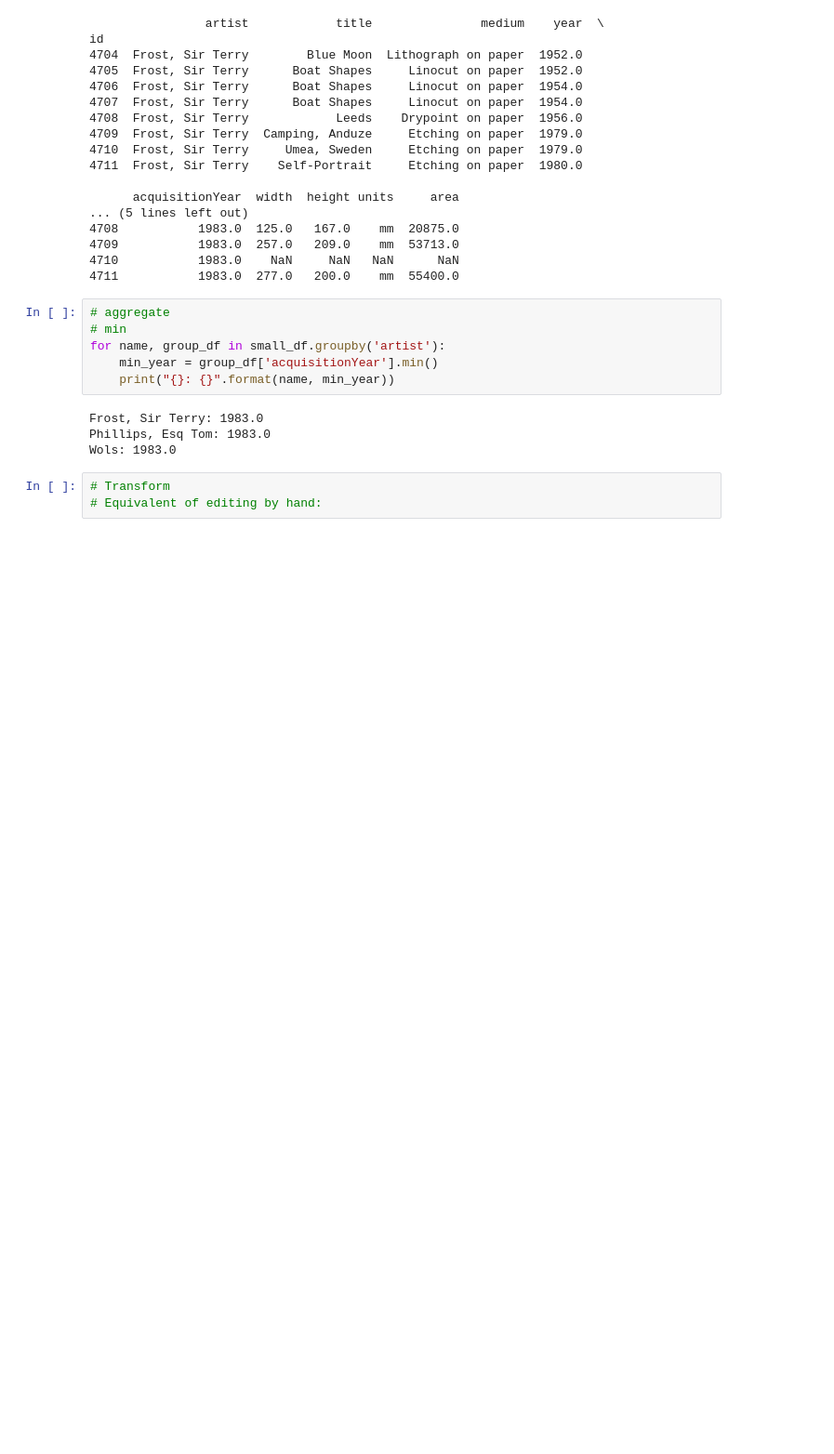
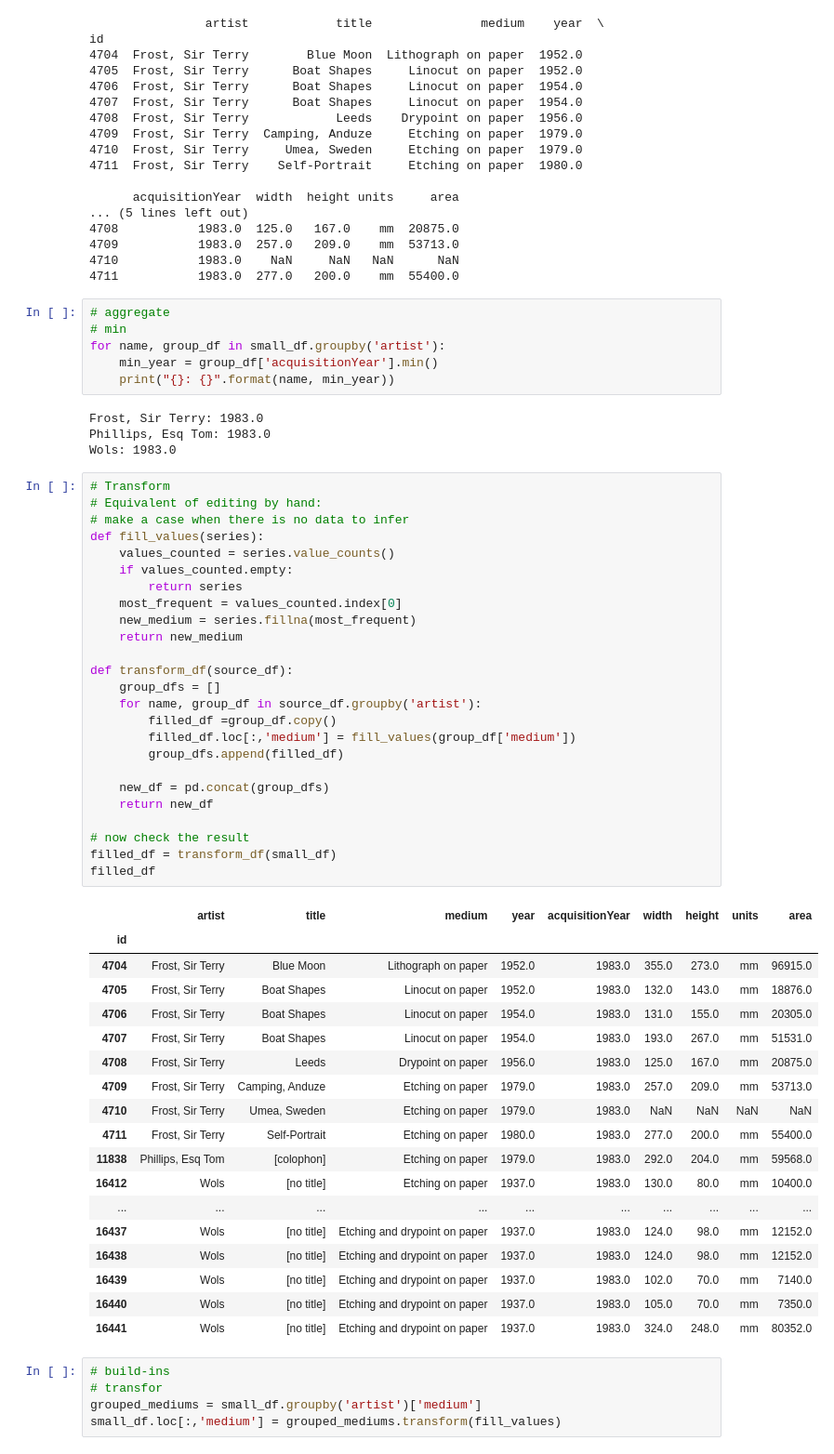
Before and after one commit to wuamy/notebook, a Jupyter notebook: Pandas.ipynb, the cells around one changed output. Shown: that part at 93% size. Drawn from its saved outputs; the diff is of its cells as text; blank space fills up the shorter version.

```diff
--- a/Pandas.ipynb
+++ b/Pandas.ipynb
@@ -319,3 +319,49 @@ Wols: 1983.0
 # %%
 # Transform
 # Equivalent of editing by hand:
+# make a case when there is no data to infer
+def fill_values(series):
+    values_counted = series.value_counts()
+    if values_counted.empty:
+        return series
+    most_frequent = values_counted.index[0]
+    new_medium = series.fillna(most_frequent)
+    return new_medium
+
+def transform_df(source_df):
+    group_dfs = []
+    for name, group_df in source_df.groupby('artist'):
+        filled_df =group_df.copy()
+        filled_df.loc[:,'medium'] = fill_values(group_df['medium'])
+        group_dfs.append(filled_df)
+
+    new_df = pd.concat(group_dfs)
+    return new_df
+
+# now check the result
+filled_df = transform_df(small_df)
+filled_df
+# %% [output]
+|  | artist | title | medium | year | acquisitionYear | width | height | units | area |
+| id |  |  |  |  |  |  |  |  |  |
+| 4704 | Frost, Sir Terry | Blue Moon | Lithograph on paper | 1952.0 | 1983.0 | 355.0 | 273.0 | mm | 96915.0 |
+| 4705 | Frost, Sir Terry | Boat Shapes | Linocut on paper | 1952.0 | 1983.0 | 132.0 | 143.0 | mm | 18876.0 |
+| 4706 | Frost, Sir Terry | Boat Shapes | Linocut on paper | 1954.0 | 1983.0 | 131.0 | 155.0 | mm | 20305.0 |
+| 4707 | Frost, Sir Terry | Boat Shapes | Linocut on paper | 1954.0 | 1983.0 | 193.0 | 267.0 | mm | 51531.0 |
+| 4708 | Frost, Sir Terry | Leeds | Drypoint on paper | 1956.0 | 1983.0 | 125.0 | 167.0 | mm | 20875.0 |
+| 4709 | Frost, Sir Terry | Camping, Anduze | Etching on paper | 1979.0 | 1983.0 | 257.0 | 209.0 | mm | 53713.0 |
+| 4710 | Frost, Sir Terry | Umea, Sweden | Etching on paper | 1979.0 | 1983.0 | NaN | NaN | NaN | NaN |
+| 4711 | Frost, Sir Terry | Self-Portrait | Etching on paper | 1980.0 | 1983.0 | 277.0 | 200.0 | mm | 55400.0 |
+| 11838 | Phillips, Esq Tom | [colophon] | Etching on paper | 1979.0 | 1983.0 | 292.0 | 204.0 | mm | 59568.0 |
+| 16412 | Wols | [no title] | Etching on paper | 1937.0 | 1983.0 | 130.0 | 80.0 | mm | 10400.0 |
+| ... | ... | ... | ... | ... | ... | ... | ... | ... | ... |
+| 16437 | Wols | [no title] | Etching and drypoint on paper | 1937.0 | 1983.0 | 124.0 | 98.0 | mm | 12152.0 |
+| 16438 | Wols | [no title] | Etching and drypoint on paper | 1937.0 | 1983.0 | 124.0 | 98.0 | mm | 12152.0 |
+| 16439 | Wols | [no title] | Etching and drypoint on paper | 1937.0 | 1983.0 | 102.0 | 70.0 | mm | 7140.0 |
+| 16440 | Wols | [no title] | Etching and drypoint on paper | 1937.0 | 1983.0 | 105.0 | 70.0 | mm | 7350.0 |
+| 16441 | Wols | [no title] | Etching and drypoint on paper | 1937.0 | 1983.0 | 324.0 | 248.0 | mm | 80352.0 |
+# %%
+# build-ins
+# transfor
+grouped_mediums = small_df.groupby('artist')['medium']
+small_df.loc[:,'medium'] = grouped_mediums.transform(fill_values)
```
Also changed, not shown: parts of 18 cells of this notebook, 10 other files.
